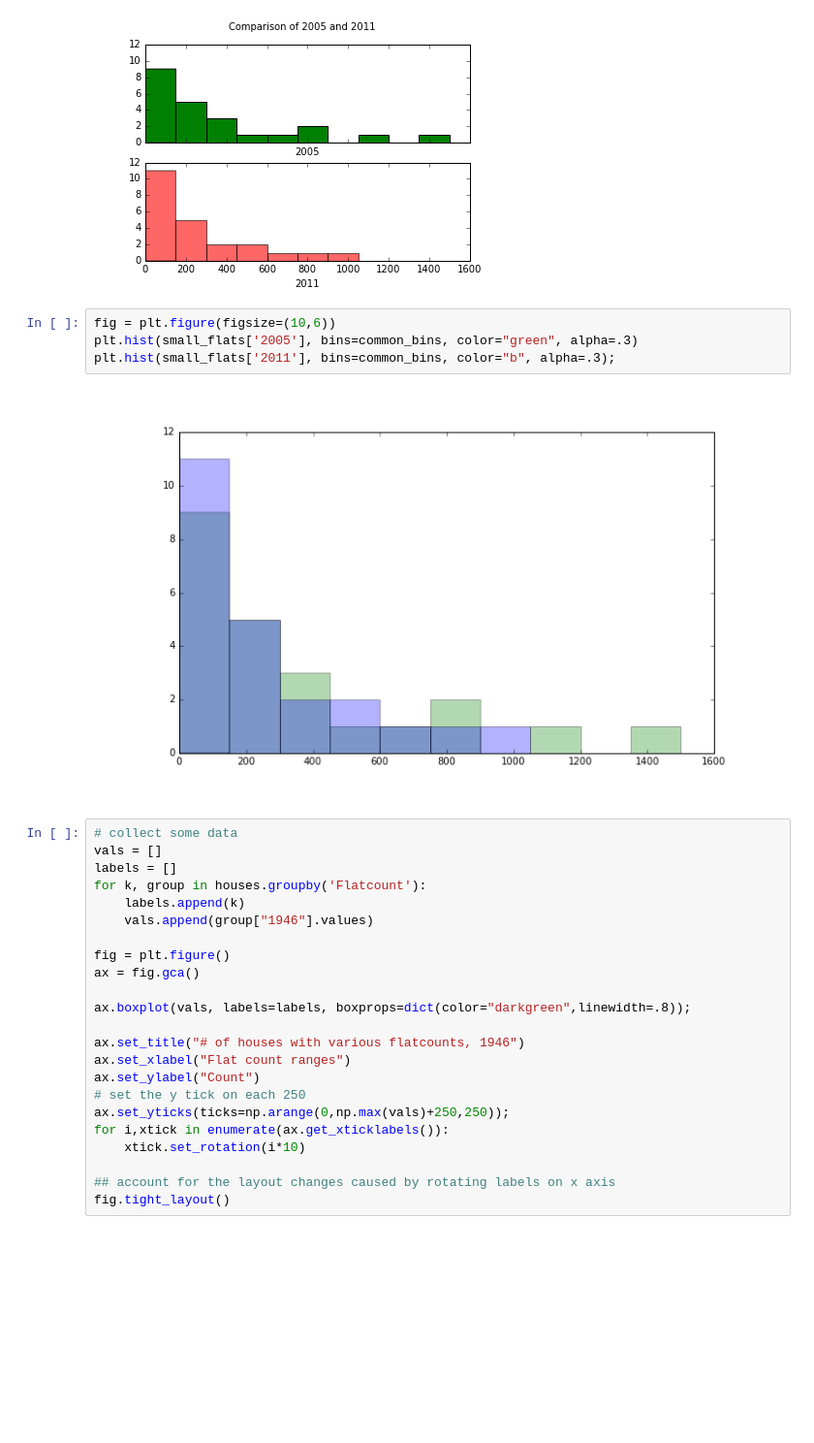
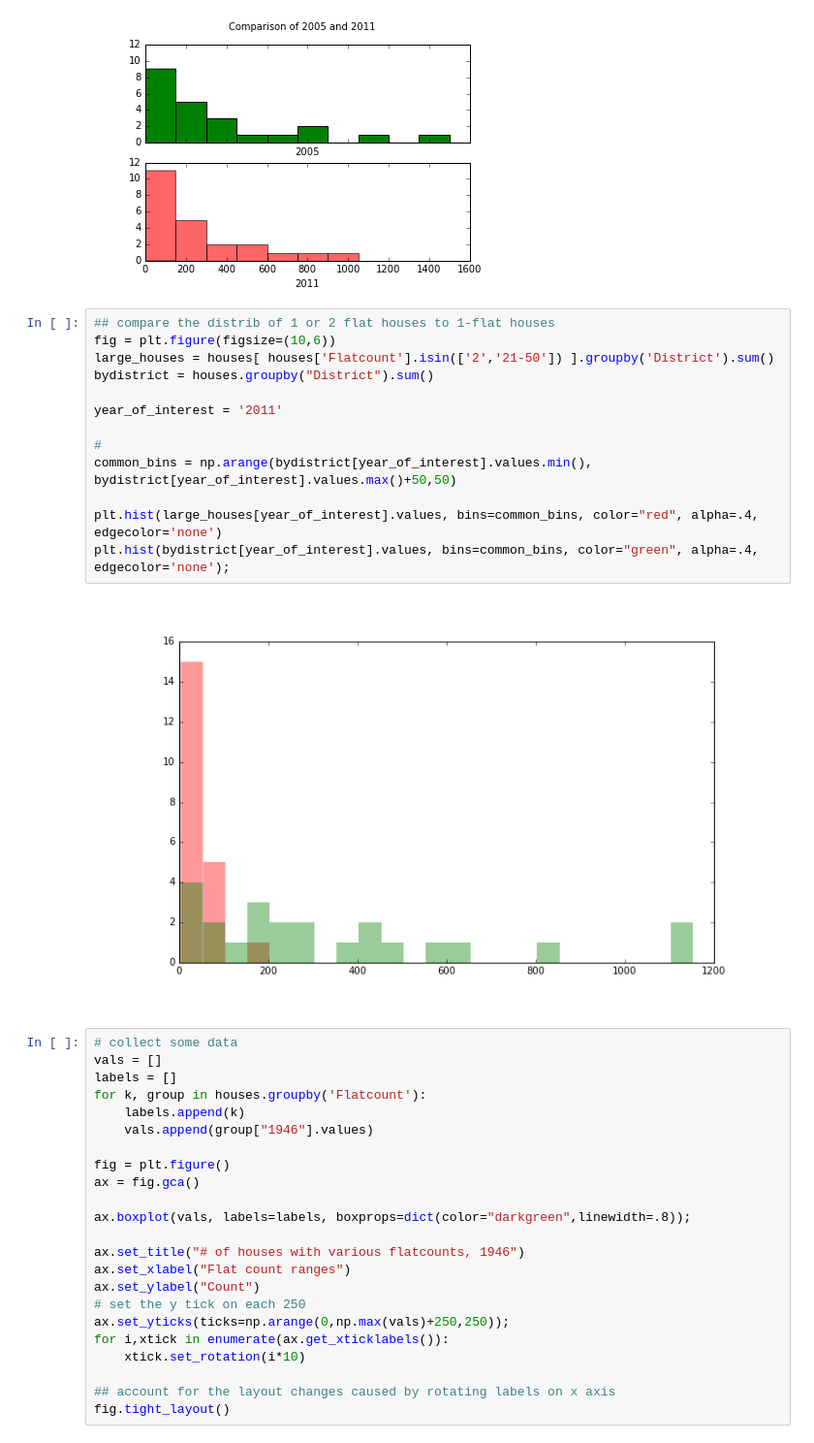
Before and after one commit to gurbanics/pytech-vis, a Jupyter notebook: notebooks/Matplotlib.ipynb, the cells around one changed output. Shown at 97% size. Drawn from its saved outputs; the diff is of its cells as text; blank space fills up the shorter version.

Commit message:
played around with histograms and alpha

```diff
--- a/notebooks/Matplotlib.ipynb
+++ b/notebooks/Matplotlib.ipynb
@@ -199,12 +199,21 @@ ax1.set_xlabel("2011")
 fig.suptitle("Comparison of 2005 and 2011");
 # %% [output]
 [figure]
-# %%
-fig = plt.figure(figsize=(10,6))
-plt.hist(small_flats['2005'], bins=common_bins, color="green", alpha=.3)
-plt.hist(small_flats['2011'], bins=common_bins, color="b", alpha=.3);
-# %% [output]
-[figure, removed]
+# %%
+## compare the distrib of 1 or 2 flat houses to 1-flat houses
+fig = plt.figure(figsize=(10,6))
+large_houses = houses[ houses['Flatcount'].isin(['2','21-50']) ].groupby('District').sum()
+bydistrict = houses.groupby("District").sum()
+
+year_of_interest = '2011'
+
+#
+common_bins = np.arange(bydistrict[year_of_interest].values.min(), bydistrict[year_of_interest].values.max()+50,50)
+
+plt.hist(large_houses[year_of_interest].values, bins=common_bins, color="red", alpha=.4, edgecolor='none')
+plt.hist(bydistrict[year_of_interest].values, bins=common_bins, color="green", alpha=.4, edgecolor='none');
+# %% [output]
+[figure, added]
 # %%
 # collect some data
 vals = []
```
